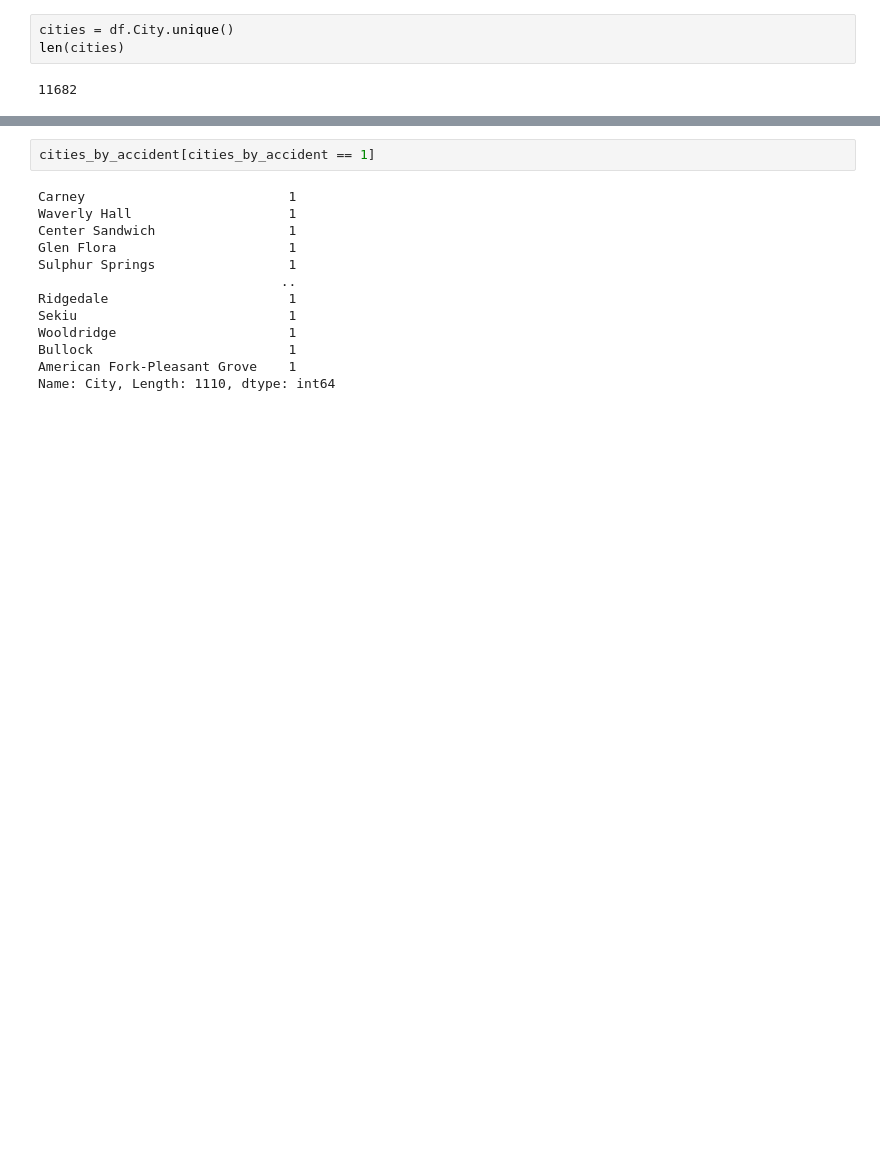
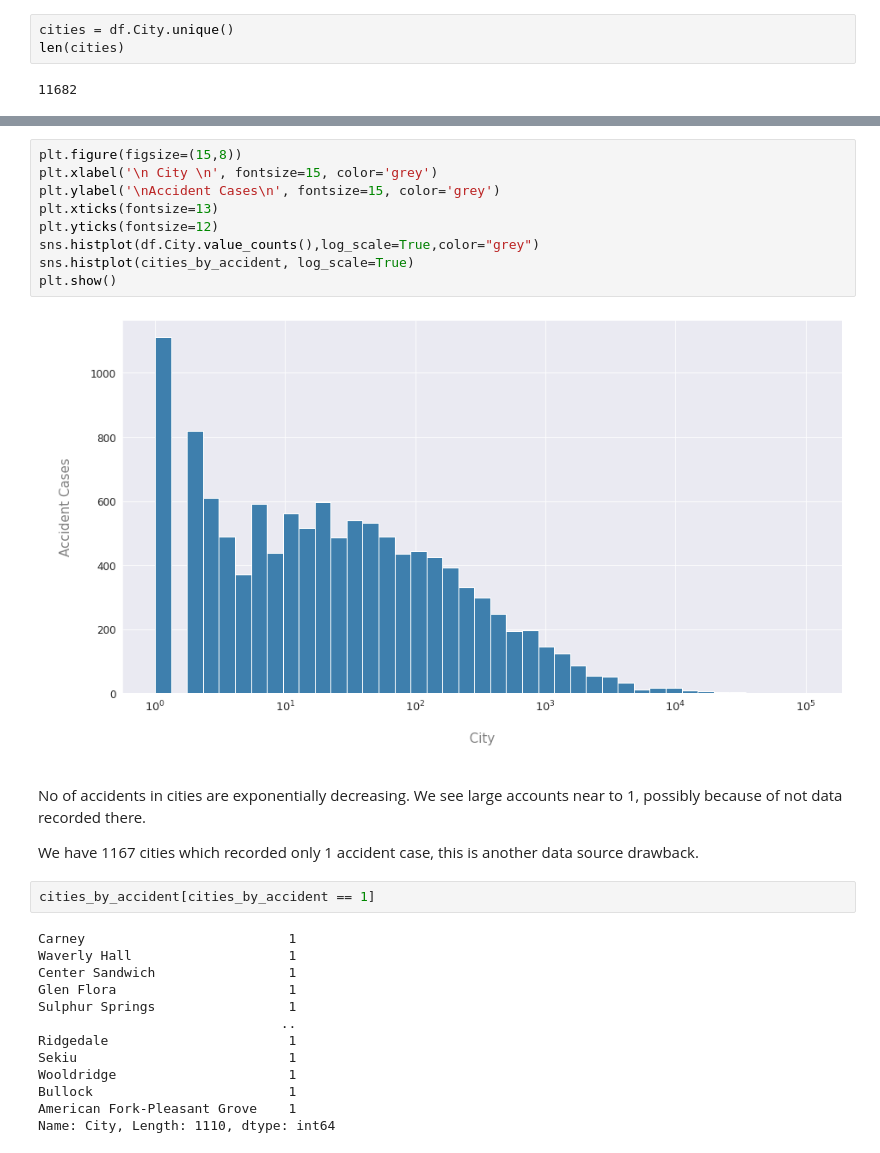
Before and after one commit to matthewmachnowski/us-accidents-analysis, a Jupyter notebook: us_accidents_analysis.ipynb, the cells around one changed output, grey strips where cells are left out. Saved outputs shown, nothing was run; the diff lists cells and outputs as text; blank space fills up the shorter version.

```diff
--- a/us_accidents_analysis.ipynb
+++ b/us_accidents_analysis.ipynb
@@ -222,3 +190,18 @@ sns.histplot(cities_by_accident, log_scale=True)
+# %%
+plt.figure(figsize=(15,8))
+plt.xlabel('\n City \n', fontsize=15, color='grey')
+plt.ylabel('\nAccident Cases\n', fontsize=15, color='grey')
+plt.xticks(fontsize=13)
+plt.yticks(fontsize=12)
+sns.histplot(df.City.value_counts(),log_scale=True,color="grey")
+sns.histplot(cities_by_accident, log_scale=True)
+plt.show()
+# %% [output]
+[figure, added]
+# %% [markdown]
+No of accidents in cities are exponentially decreasing. We see large accounts near to 1, possibly because of not data recorded there.
+
+We have 1167 cities which recorded only 1 accident case, this is another data source drawback.
 # %%
 cities_by_accident[cities_by_accident == 1]
 # %% [output]
```
Also changed, not shown: parts of 30 cells of this notebook.
